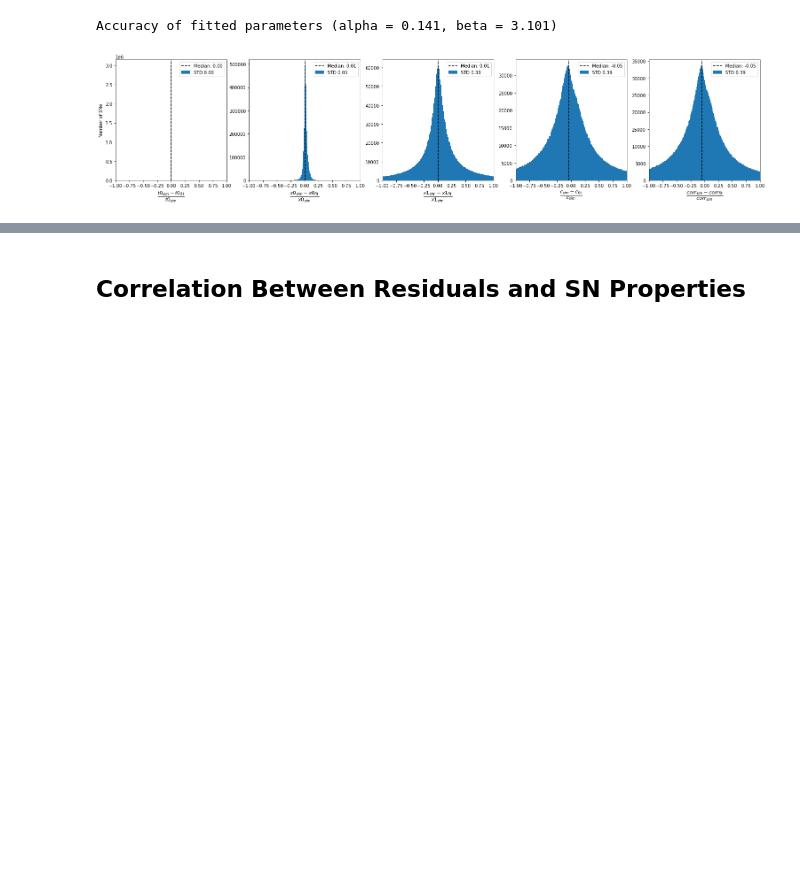
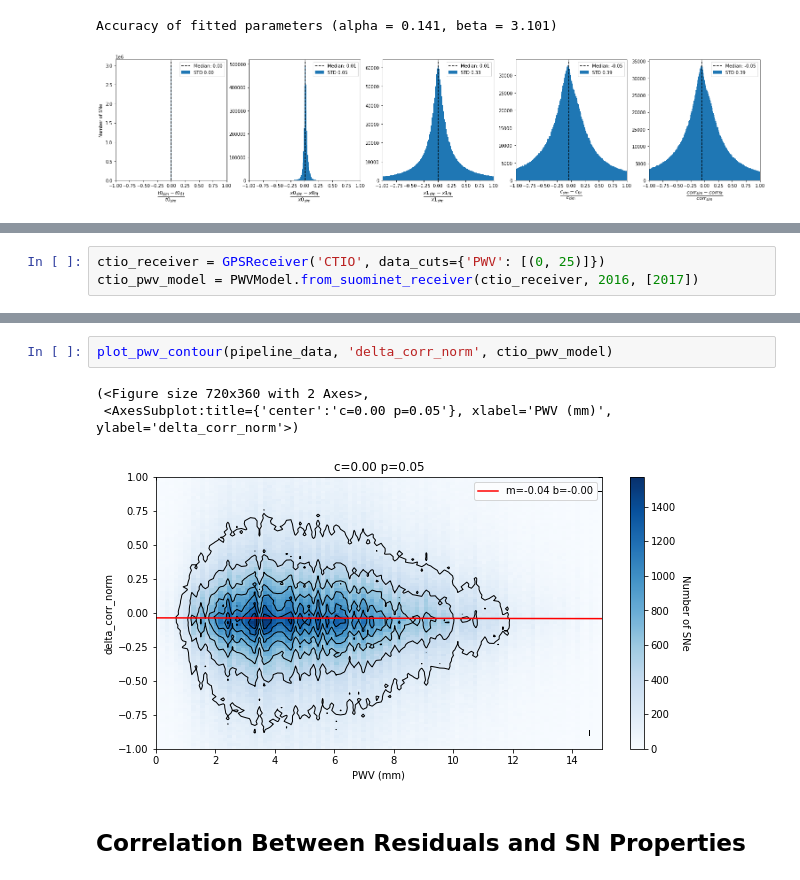
Before and after one commit to LSSTDESC/SN-PWV, a Jupyter notebook: notebooks/parameter_accuracy.ipynb, the cells around one changed output, grey strips where cells are left out. Drawn from its saved outputs; the diff is of its cells as text; blank space fills up the shorter version.

Commit message:
Adds plot for correlation between x0 and PWV zenith

```diff
--- a/notebooks/parameter_accuracy.ipynb
+++ b/notebooks/parameter_accuracy.ipynb
@@ -247,0 +254,3 @@ Accuracy of fitted parameters (alpha = 0.141, beta = 3.101)
+# %%
+ctio_receiver = GPSReceiver('CTIO', data_cuts={'PWV': [(0, 25)]})
+ctio_pwv_model = PWVModel.from_suominet_receiver(ctio_receiver, 2016, [2017])
@@ -248,3 +301,9 @@ Accuracy of fitted parameters (alpha = 0.141, beta = 3.101)
+# %%
+plot_pwv_contour(pipeline_data, 'delta_corr_norm', ctio_pwv_model)
+# %% [output]
+(<Figure size 720x360 with 2 Axes>,
+ <AxesSubplot:title={'center':'c=0.00 p=0.05'}, xlabel='PWV (mm)', ylabel='delta_corr_norm'>)
+[figure, added]
 # %% [markdown]
 ## Correlation Between Residuals and SN Properties
 # %% [markdown]
```
Also changed, not shown: parts of 7 cells of this notebook.
